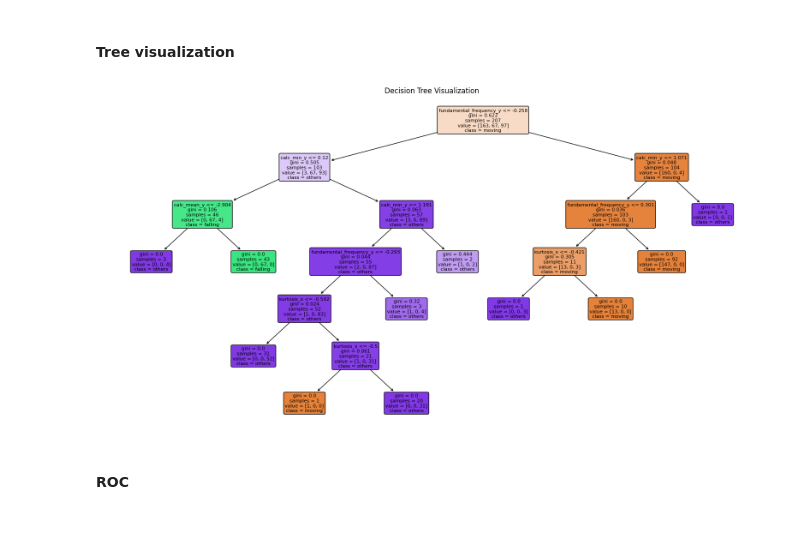
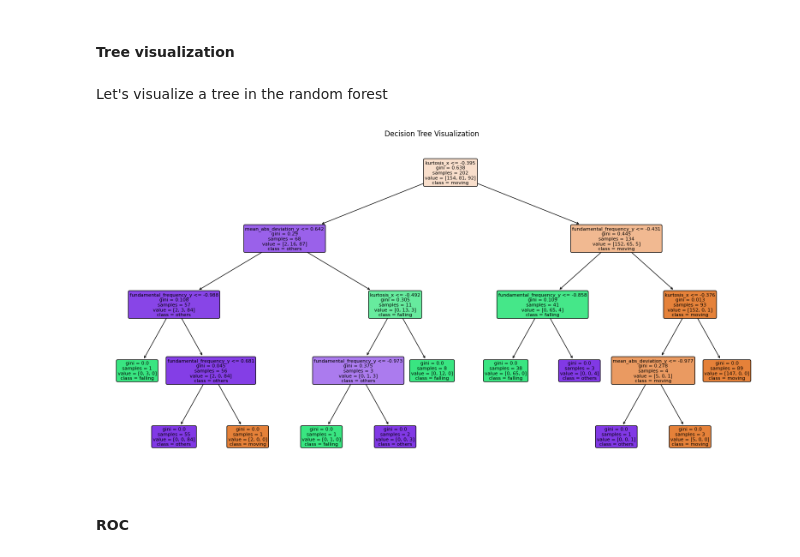
Before and after one commit to SmearyTundra/slhd-challenge, a Jupyter notebook: notebooks/challenge-1-3_classes.ipynb, the cells around one changed output. Cells and saved outputs as stored; diff of their text form; code cells hidden in the pictures; blank space fills up the shorter version.

```diff
--- a/notebooks/challenge-1-3_classes.ipynb
+++ b/notebooks/challenge-1-3_classes.ipynb
@@ -877,13 +931,15 @@ Text(0, 0.5, 'Partial Dependence')
 # %% [markdown]
 #### Tree visualization
+# %% [markdown]
+Let's visualize a tree in the random forest
 # %%
 # Create the tree visualization for the first tree in the forest
 fig, ax = plt.subplots(figsize=(20, 10))
-plot_tree(random_forest_classifier.estimators_[3], ax=ax, feature_names=top_k_features, class_names=activities, filled=True, rounded=True, fontsize=8)
+plot_tree(random_forest_classifier.estimators_[5], ax=ax, feature_names=top_k_features, class_names=activities, filled=True, rounded=True, fontsize=8)
 ax.set_title('Decision Tree Visualization')
 plt.show()
 # %% [output]
-[figure, old version]
+[figure, new version]
 # %% [markdown]
 #### ROC
 # %%
```
Also changed, not shown: parts of 51 cells of this notebook.
